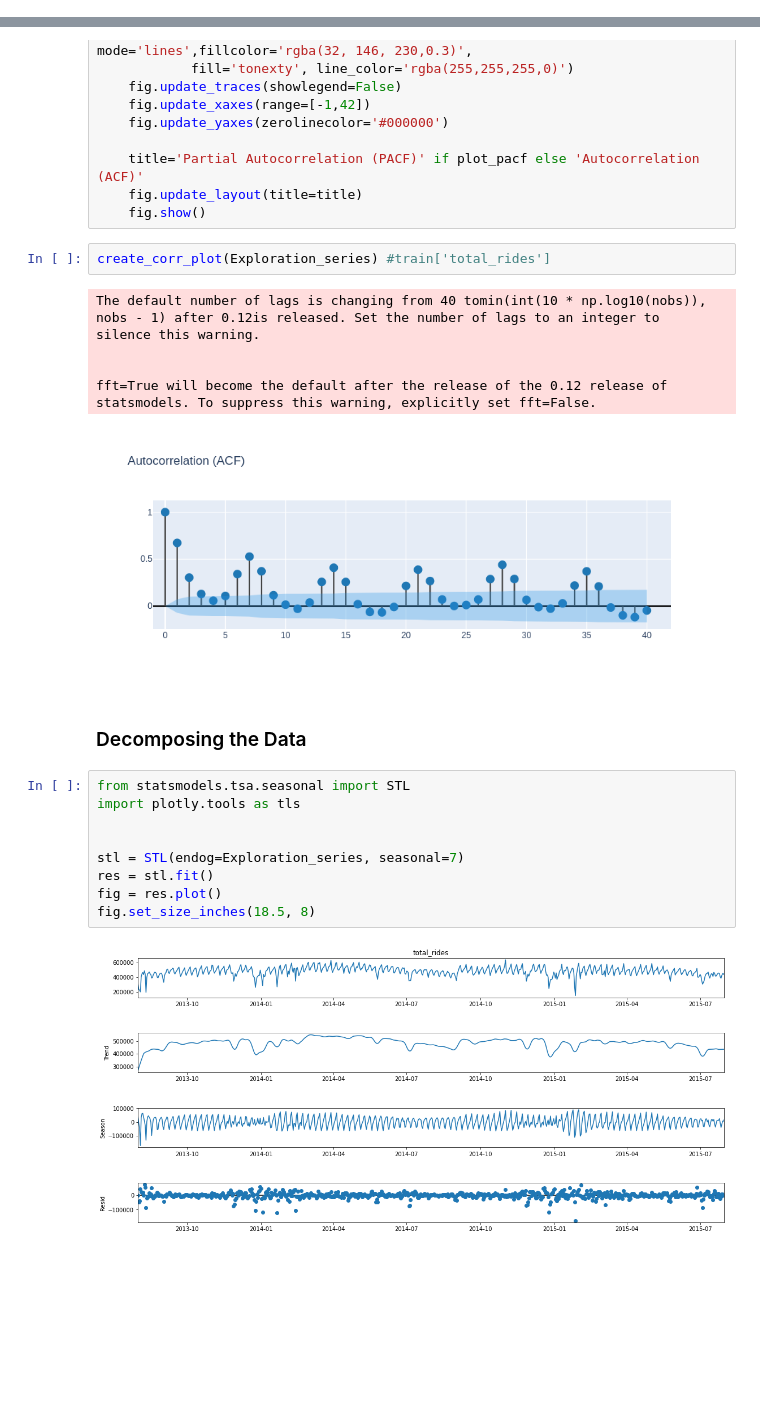
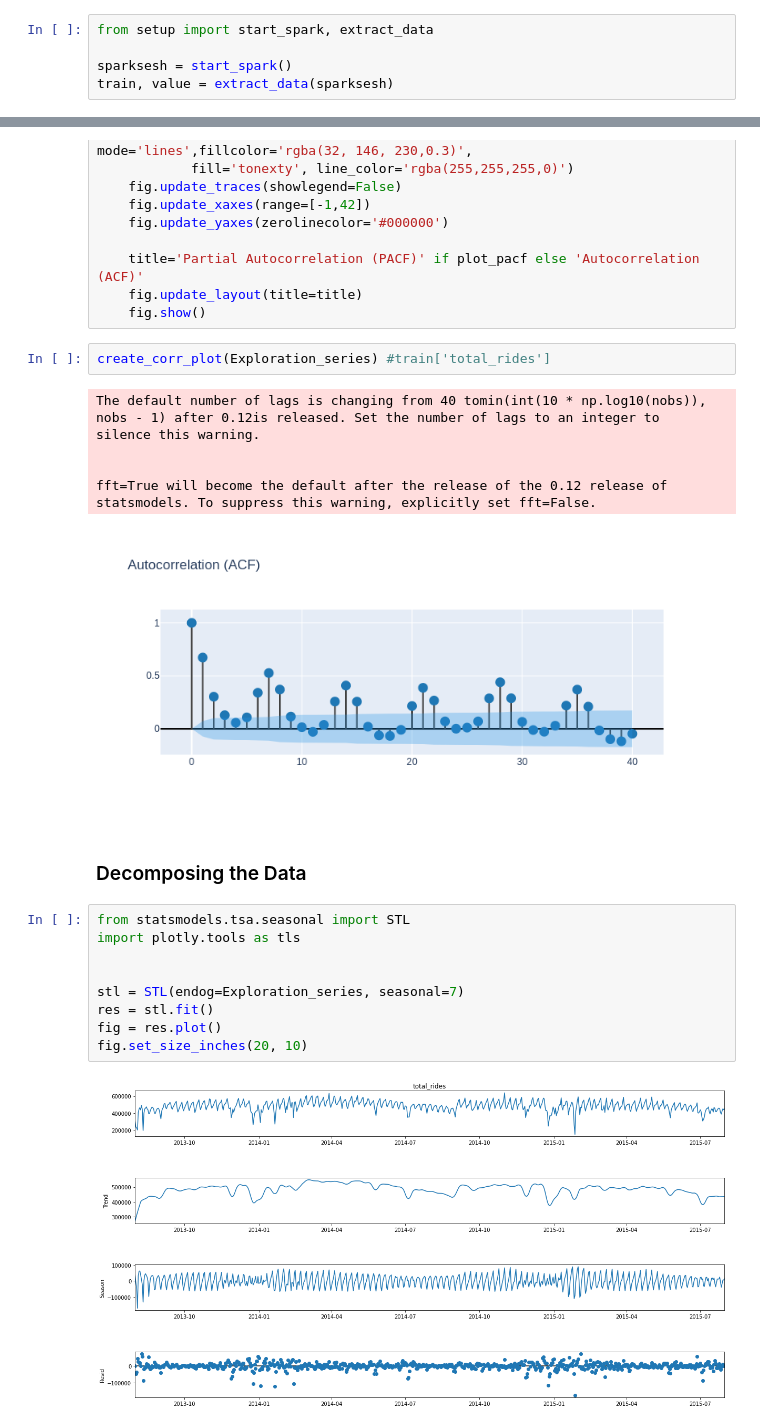
Before and after one commit to Data-drone/timeseries_mlflow, a Jupyter notebook: Univariate_Timeseries_Exploration.ipynb, the cells around one changed output, grey strips where cells are left out. Drawn from its saved outputs; the diff is of its cells as text; blank space fills up the shorter version.

Commit message:
updated to fix up the setup config

```diff
--- a/Univariate_Timeseries_Exploration.ipynb
+++ b/Univariate_Timeseries_Exploration.ipynb
@@ -8,3 +5,8 @@ There are several standard ways to explore univariate timeseries in order to und
+# %%
+from setup import start_spark, extract_data
+
+sparksesh = start_spark()
+train, value = extract_data(sparksesh)
 # %%
 train.head()
 # %% [output]
@@ -135,18 +137,18 @@ The default number of lags is changing from 40 tomin(int(10 * np.log10(nobs)), n
 
 
 fft=True will become the default after the release of the 0.12 release of statsmodels. To suppress this warning, explicitly set fft=False.
-[figure, old version]
+[figure, new version]
 # %% [markdown]
 ### Decomposing the Data
 # %%
 from statsmodels.tsa.seasonal import STL
 import plotly.tools as tls
 
 
 stl = STL(endog=Exploration_series, seasonal=7)
 res = stl.fit()
 fig = res.plot()
-fig.set_size_inches(18.5, 8)
+fig.set_size_inches(20, 10)
 # %% [output]
-[figure, old version]
+[figure, new version]
 # %%
```
Also changed, not shown: parts of 6 cells of this notebook.
